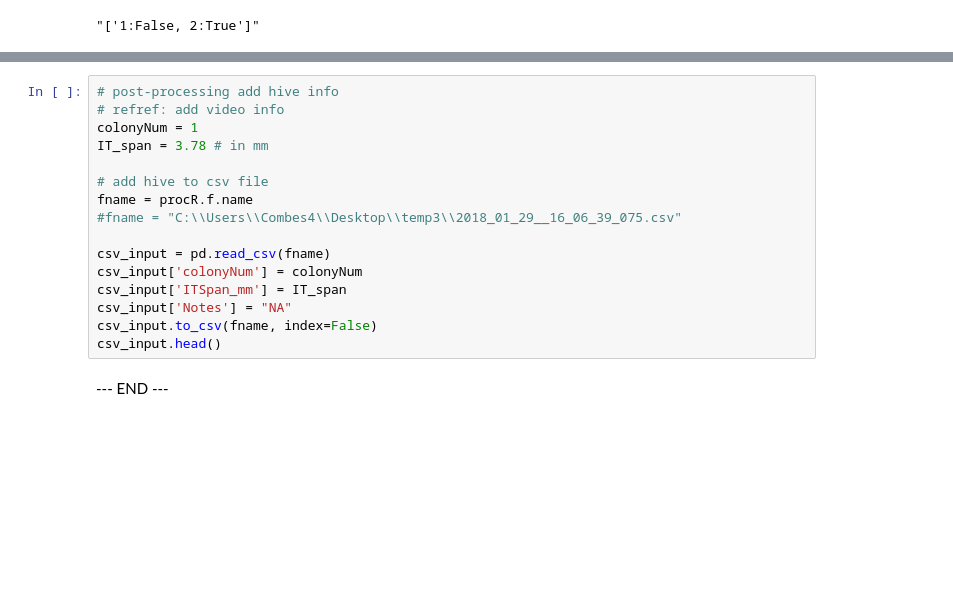
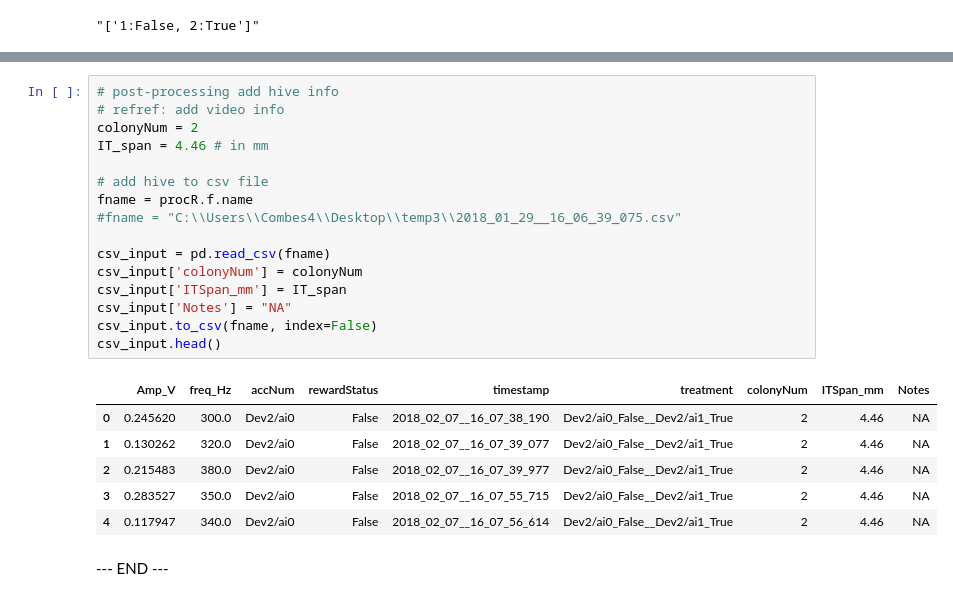
Before and after one commit to callinSwitzer/BeeLearningDataAcq, a Jupyter notebook: 004_SonicationBehaviorRecordReward_NoCamera.ipynb, the cells around one changed output, grey strips where cells are left out. Cells and saved outputs as stored; diff of their text form; blank space fills up the shorter version.

```diff
--- a/004_SonicationBehaviorRecordReward_NoCamera.ipynb
+++ b/004_SonicationBehaviorRecordReward_NoCamera.ipynb
@@ -358,19 +375,26 @@ print("reward1" + str(procR.reward1) + "_reward2" + str( procR.reward2))
 # %%
 # post-processing add hive info
 # refref: add video info
-colonyNum = 1
-IT_span = 3.78 # in mm
+colonyNum = 2
+IT_span = 4.46 # in mm
 
 # add hive to csv file
 fname = procR.f.name
 #fname = "C:\\Users\\Combes4\\Desktop\\temp3\\2018_01_29__16_06_39_075.csv"
 
 csv_input = pd.read_csv(fname)
 csv_input['colonyNum'] = colonyNum
 csv_input['ITSpan_mm'] = IT_span
 csv_input['Notes'] = "NA"
 csv_input.to_csv(fname, index=False)
 csv_input.head()
+# %% [output]
+|  | Amp_V | freq_Hz | accNum | rewardStatus | timestamp | treatment | colonyNum | ITSpan_mm | Notes |
+| 0 | 0.245620 | 300.0 | Dev2/ai0 | False | 2018_02_07__16_07_38_190 | Dev2/ai0_False__Dev2/ai1_True | 2 | 4.46 | NA |
+| 1 | 0.130262 | 320.0 | Dev2/ai0 | False | 2018_02_07__16_07_39_077 | Dev2/ai0_False__Dev2/ai1_True | 2 | 4.46 | NA |
+| 2 | 0.215483 | 380.0 | Dev2/ai0 | False | 2018_02_07__16_07_39_977 | Dev2/ai0_False__Dev2/ai1_True | 2 | 4.46 | NA |
+| 3 | 0.283527 | 350.0 | Dev2/ai0 | False | 2018_02_07__16_07_55_715 | Dev2/ai0_False__Dev2/ai1_True | 2 | 4.46 | NA |
+| 4 | 0.117947 | 340.0 | Dev2/ai0 | False | 2018_02_07__16_07_56_614 | Dev2/ai0_False__Dev2/ai1_True | 2 | 4.46 | NA |
 # %% [markdown]
 --- END ---
 # %%
```
Also changed, not shown: parts of 4 cells of this notebook, 2 other files.
